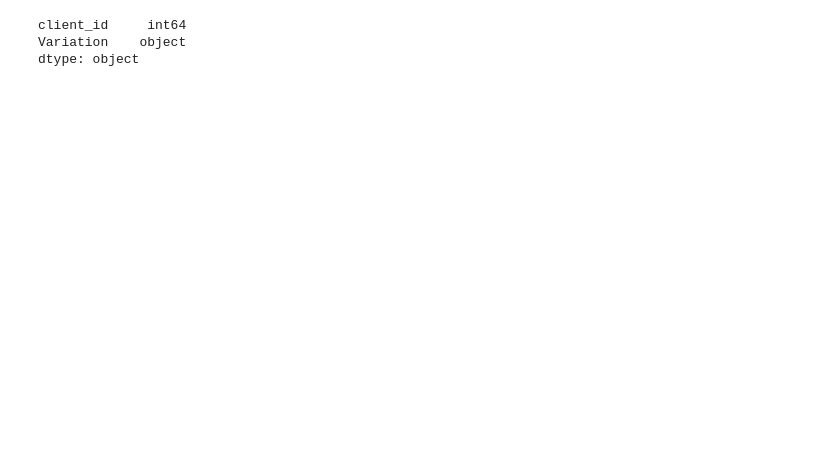
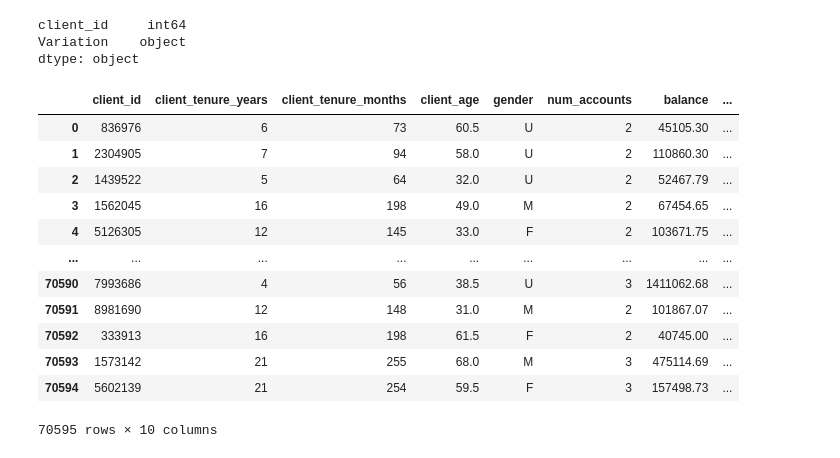
Before and after one commit to RubenLallave/Vanguard_Project, a Jupyter notebook: Vanguard_Project.ipynb, the cells around one changed output. Cells and saved outputs as stored; diff of their text form; code cells hidden in the pictures; blank space fills up the shorter version.

```diff
--- a/Vanguard_Project.ipynb
+++ b/Vanguard_Project.ipynb
@@ -292,0 +291,17 @@ df_merged =
+# %%
+df_final_demo_experiment = df_final_demo.merge(df_final_experiment, on = 'client_id', how='left')
+df_final_demo_experiment
+# %% [output]
+|  | client_id | client_tenure_years | client_tenure_months | client_age | gender | num_accounts | balance | ... |
+| 0 | 836976 | 6 | 73 | 60.5 | U | 2 | 45105.30 | ... |
+| 1 | 2304905 | 7 | 94 | 58.0 | U | 2 | 110860.30 | ... |
+| 2 | 1439522 | 5 | 64 | 32.0 | U | 2 | 52467.79 | ... |
+| 3 | 1562045 | 16 | 198 | 49.0 | M | 2 | 67454.65 | ... |
+| 4 | 5126305 | 12 | 145 | 33.0 | F | 2 | 103671.75 | ... |
+| ... | ... | ... | ... | ... | ... | ... | ... | ... |
+| 70590 | 7993686 | 4 | 56 | 38.5 | U | 3 | 1411062.68 | ... |
+| 70591 | 8981690 | 12 | 148 | 31.0 | M | 2 | 101867.07 | ... |
+| 70592 | 333913 | 16 | 198 | 61.5 | F | 2 | 40745.00 | ... |
+| 70593 | 1573142 | 21 | 255 | 68.0 | M | 3 | 475114.69 | ... |
+| 70594 | 5602139 | 21 | 254 | 59.5 | F | 3 | 157498.73 | ... |
+70595 rows × 10 columns
```
Also changed, not shown: parts of 11 cells of this notebook.
